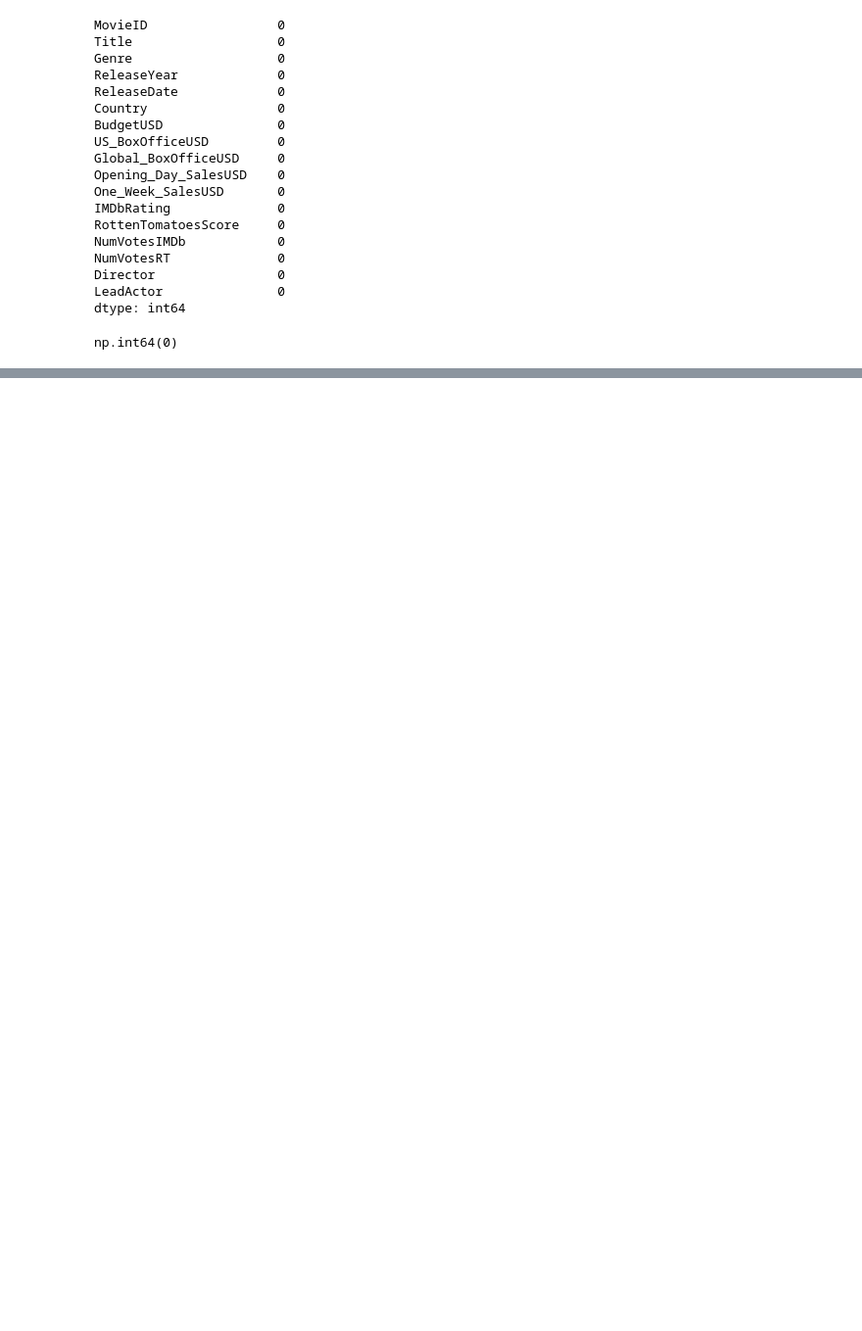
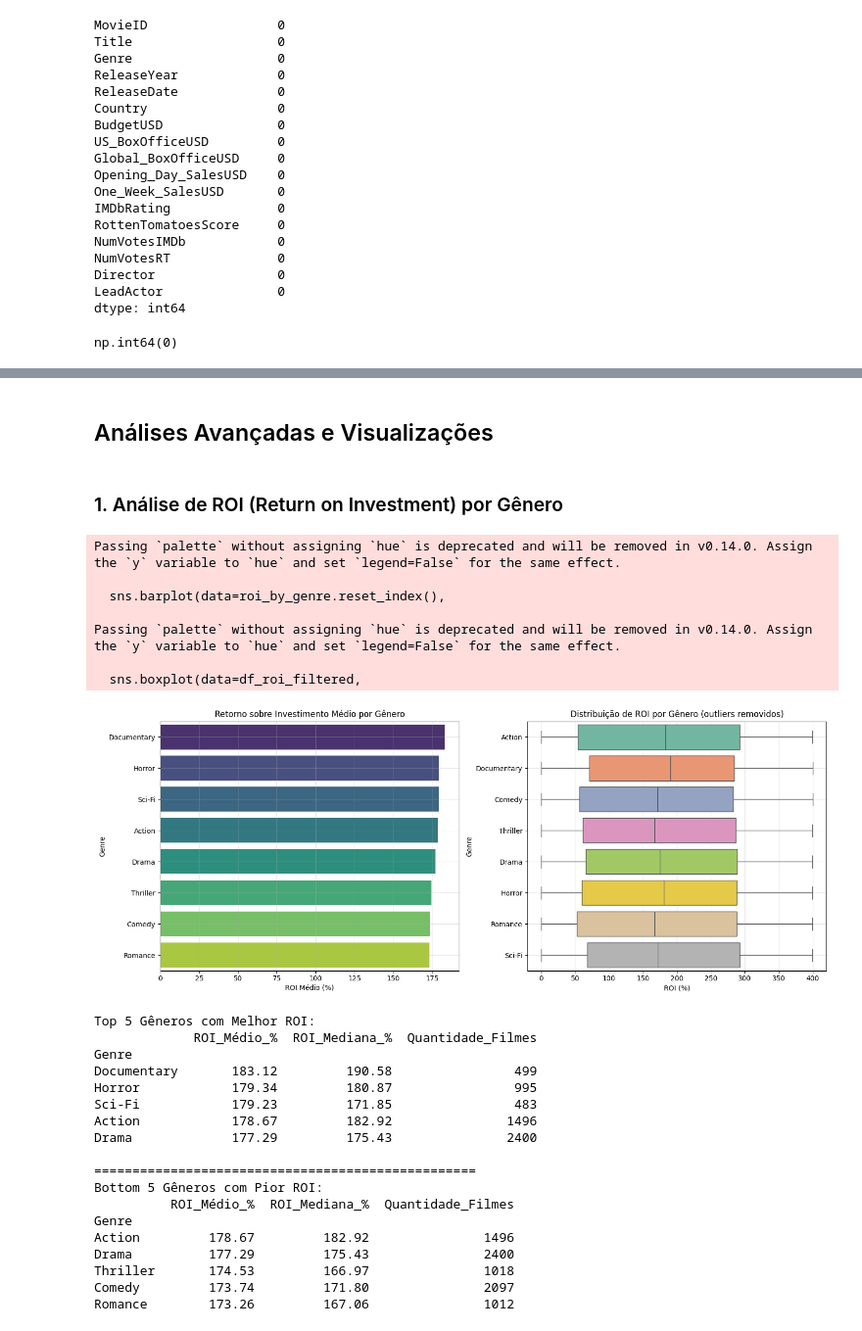
Before and after one commit to felipe-ccruz/Dashboard-Films, a Jupyter notebook: Tratamento-e-Limpeza.ipynb, the cells around one changed output, grey strips where cells are left out. Shown at 98% size. Cells and saved outputs as stored; diff of their text form; code cells hidden in the pictures; blank space fills up the shorter version.

```diff
--- a/Tratamento-e-Limpeza.ipynb
+++ b/Tratamento-e-Limpeza.ipynb
@@ -160,0 +246,76 @@ plt.show()
+# %% [markdown]
+## Análises Avançadas e Visualizações
+# %% [markdown]
+### 1. Análise de ROI (Return on Investment) por Gênero
+# %%
+# Calculando ROI: (Bilheteria Global - Orçamento) / Orçamento * 100
+df['ROI'] = ((df['Global_BoxOfficeUSD'] - df['BudgetUSD']) / df['BudgetUSD']) * 100
+
+# ROI médio por gênero
+roi_by_genre = df.groupby('Genre').agg({
+    'ROI': ['mean', 'median'],
+    'Title': 'count'
+}).round(2)
+
+roi_by_genre.columns = ['ROI_Médio_%', 'ROI_Mediana_%', 'Quantidade_Filmes']
+roi_by_genre = roi_by_genre.sort_values('ROI_Médio_%', ascending=False)
+
+
+fig, (ax1, ax2) = plt.subplots(1, 2, figsize=(15, 6))
+
+# Gráfico de barras para ROI médio usando Seaborn
+sns.barplot(data=roi_by_genre.reset_index(),
+            x='ROI_Médio_%',
+            y='Genre',
+            palette='viridis',
+            ax=ax1)
+ax1.set_xlabel('ROI Médio (%)')
+ax1.set_title('Retorno sobre Investimento Médio por Gênero')
+ax1.grid(True, alpha=0.3)
+
+df_roi_filtered = df[df['ROI'] < 1000]  # Filtrando outliers extremos para melhor visualização
+sns.boxplot(data=df_roi_filtered,
+            y='Genre',
+            x='ROI',
+            palette='Set2',
+            ax=ax2)
+
+ax2.set_xlabel('ROI (%)')
+ax2.set_title('Distribuição de ROI por Gênero (outliers removidos)')
+ax2.grid(True, alpha=0.3)
+
+plt.tight_layout()
+plt.show()
+
+print("Top 5 Gêneros com Melhor ROI:")
+print(roi_by_genre.head())
+print("\n" + "="*50)
+print("Bottom 5 Gêneros com Pior ROI:")
+print(roi_by_genre.tail())
+# %% [output]
+Passing `palette` without assigning `hue` is deprecated and will be removed in v0.14.0. Assign the `y` variable to `hue` and set `legend=False` for the same effect.
+
+  sns.barplot(data=roi_by_genre.reset_index(),
+
+Passing `palette` without assigning `hue` is deprecated and will be removed in v0.14.0. Assign the `y` variable to `hue` and set `legend=False` for the same effect.
+
+  sns.boxplot(data=df_roi_filtered,
+[figure, added]
+Top 5 Gêneros com Melhor ROI:
+             ROI_Médio_%  ROI_Mediana_%  Quantidade_Filmes
+Genre
+Documentary       183.12         190.58                499
+Horror            179.34         180.87                995
+Sci-Fi            179.23         171.85                483
+Action            178.67         182.92               1496
+Drama             177.29         175.43               2400
+
+==================================================
+Bottom 5 Gêneros com Pior ROI:
+          ROI_Médio_%  ROI_Mediana_%  Quantidade_Filmes
+Genre
+Action         178.67         182.92               1496
+Drama          177.29         175.43               2400
+Thriller       174.53         166.97               1018
+Comedy         173.74         171.80               2097
+Romance        173.26         167.06               1012
```
Also changed, not shown: parts of 28 cells of this notebook, 1 other file.
